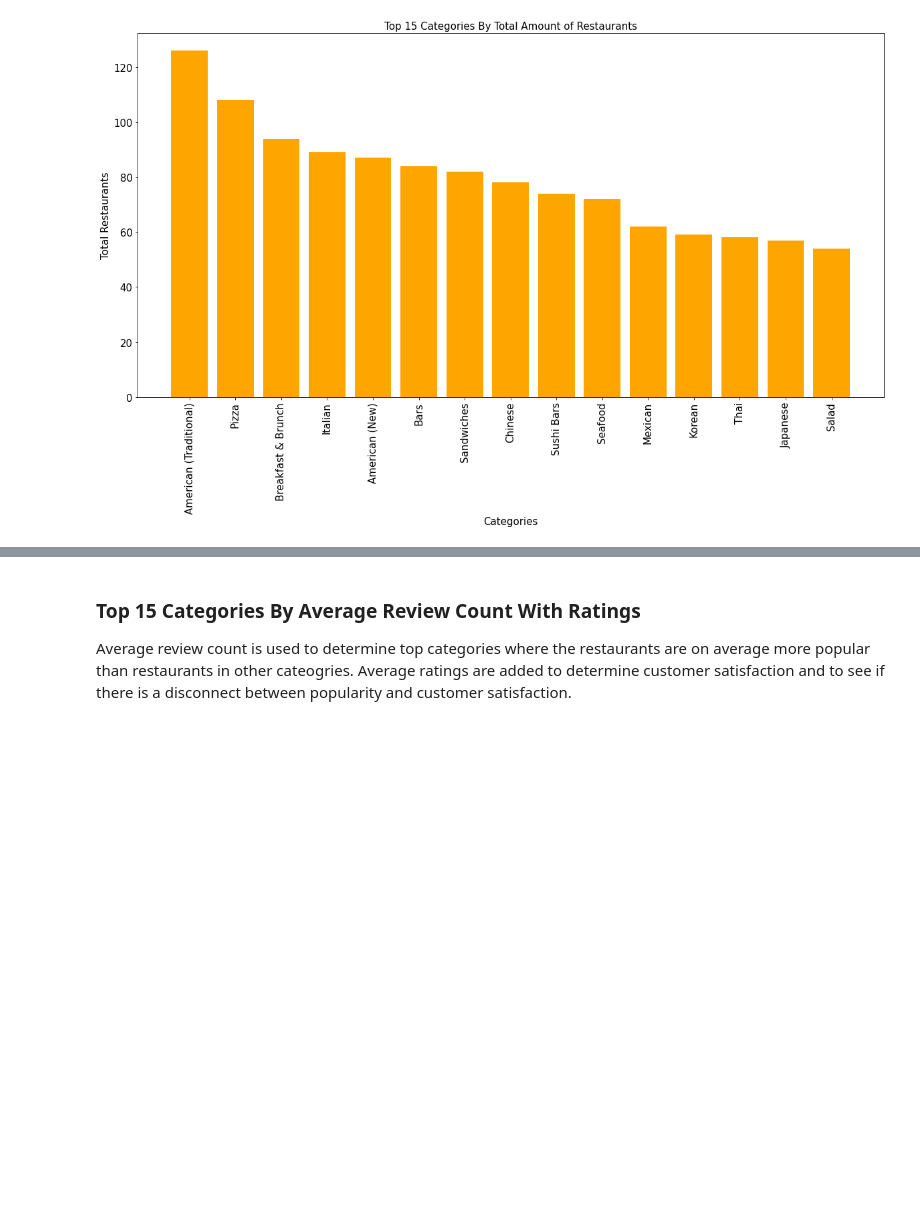
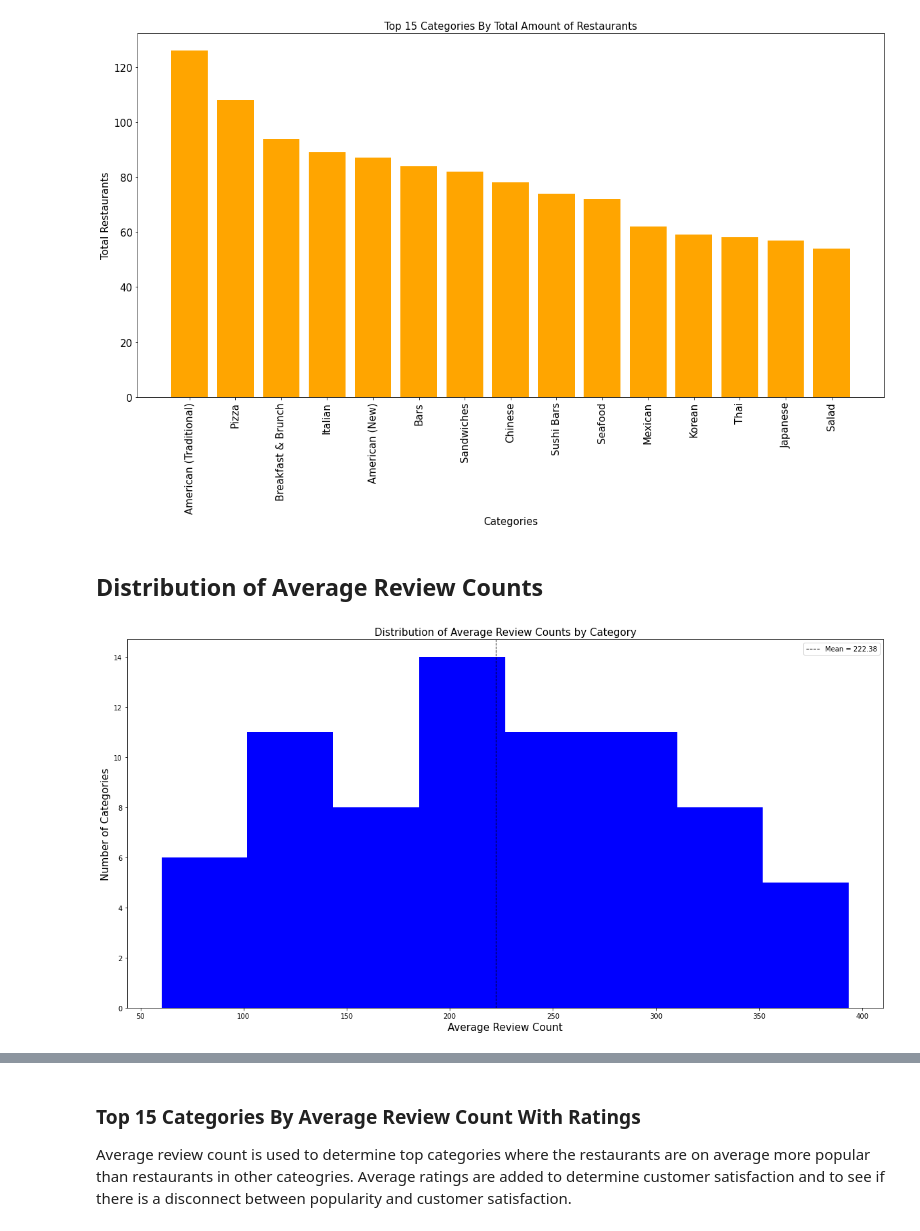
Before and after one commit to gschwaeb/DC-Exurb-Restaurant-Analysis-Using-Yelp, a Jupyter notebook: Yelp_Final.ipynb, the cells around one changed output, grey strips where cells are left out. Cells and saved outputs as stored; diff of their text form; code cells hidden in the pictures; blank space fills up the shorter version.

Commit message:
add hist

```diff
--- a/Yelp_Final.ipynb
+++ b/Yelp_Final.ipynb
@@ -126,3 +126,17 @@ ax.set_ylabel('Total Restaurants', fontsize = 15)
 ax.tick_params(axis = 'both', which = 'major', labelsize = 15)
 # %% [output]
 [figure]
+# %% [markdown]
+## Distribution of Average Review Counts
+# %%
+fig,ax = plt.subplots(figsize = (20,10))
+
+ax.hist(cat_info_df[cat_info_df['total'] > 5]['avg_review_count'], bins = 8, color = 'b')
+avl = plt.axvline(cat_info_df[cat_info_df['total'] > 5]['avg_review_count'].mean(), color='k', linestyle='dashed', linewidth=1)
+ax.set_title('Distribution of Average Review Counts by Category', fontsize = 15)
+ax.set_xlabel('Average Review Count', fontsize = 15)
+ax.set_ylabel('Number of Categories', fontsize = 15)
+plt.legend([avl], ['Mean = 222.38'])
+plt.show()
+# %% [output]
+[figure, added]
```
Also changed, not shown: parts of 5 cells of this notebook, 1 other file.
